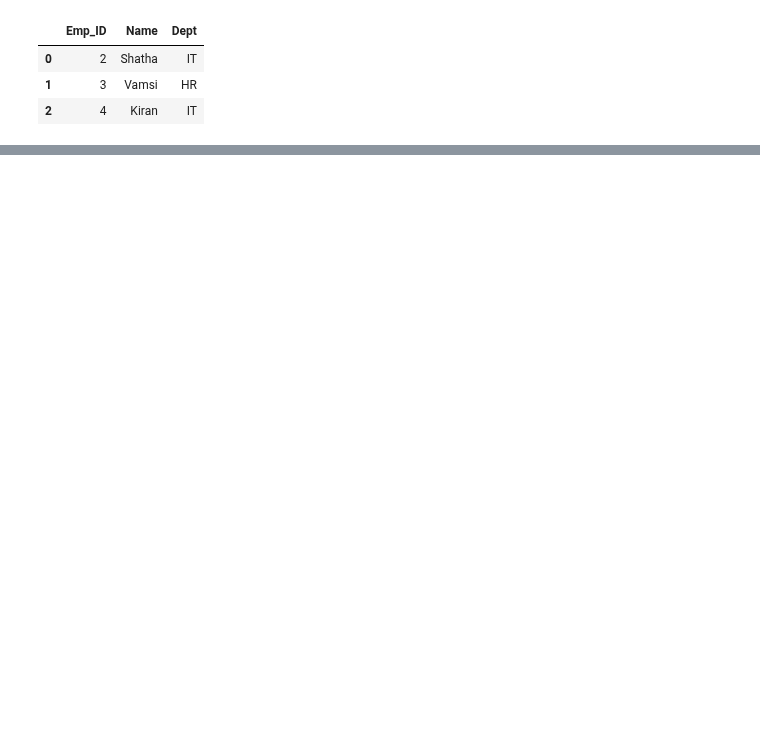
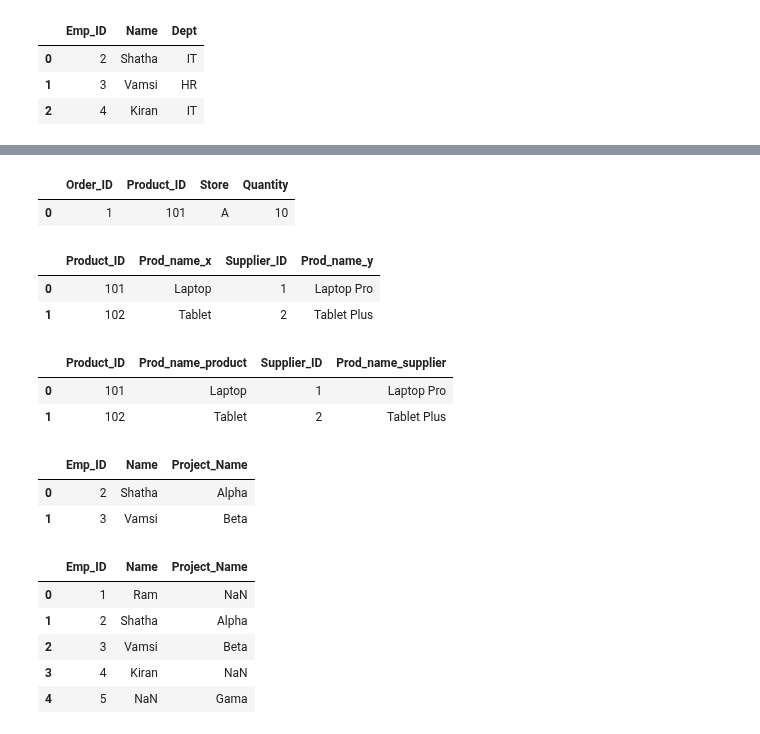
Before and after one commit to ramnagella/Demo, a Jupyter notebook: DA_Day8.ipynb, the cells around one changed output, grey strips where cells are left out. Saved outputs shown, nothing was run; the diff lists cells and outputs as text; code cells hidden in the pictures; blank space fills up the shorter version.

```diff
--- a/DA_Day8.ipynb
+++ b/DA_Day8.ipynb
@@ -24,0 +52,74 @@ pd.merge(Employees,Dept,how='inner',on='Emp_ID')
+# %%
+#merging multiple keys--in Pandas we cant give alias names for the keys like product_ id must be same in botht DF's
+#it is possible in SQL
+orders=pd.DataFrame({
+    'Order_ID':[1,2,3],
+    'Product_ID':[101,102,103],
+    'Store':['A','B','A']
+})
+inventory=pd.DataFrame({
+    'Product_ID':[101,102,103,104],
+    'Store':['A','A','B','A'],
+    'Quantity':[10,5,20,15]
+})
+pd.merge(orders,inventory,how='inner',on=['Product_ID','Store'])
+# %% [output]
+|  | Order_ID | Product_ID | Store | Quantity |
+| 0 | 1 | 101 | A | 10 |
+# %%
+products=pd.DataFrame({
+  'Product_ID':[101,102],
+  'Prod_name':['Laptop','Tablet']
+})
+Supplier=pd.DataFrame({
+    'Supplier_ID':[1,2],
+    'Product_ID':[101,102],
+    'Prod_name':['Laptop Pro','Tablet Plus']
+})
+pd.merge(products,Supplier,on='Product_ID')
+#Prod_name_x and Prod_name_y were automatically created _x is for first DF and _y for second DF
+# %% [output]
+|  | Product_ID | Prod_name_x | Supplier_ID | Prod_name_y |
+| 0 | 101 | Laptop | 1 | Laptop Pro |
+| 1 | 102 | Tablet | 2 | Tablet Plus |
+# %%
+pd.merge(products,Supplier,on='Product_ID',suffixes=('_product','_supplier'))
+# %% [output]
+|  | Product_ID | Prod_name_product | Supplier_ID | Prod_name_supplier |
+| 0 | 101 | Laptop | 1 | Laptop Pro |
+| 1 | 102 | Tablet | 2 | Tablet Plus |
+# %%
+#Advance merging techniques --
+import pandas as pd
+Employees=pd.DataFrame({
+    'Emp_ID':[1,2,3,4],
+    'Name':['Ram','Shatha','Vamsi','Kiran']
+})
+Projects=pd.DataFrame({
+    'Emp_ID':[2,3,5],
+    'Project_Name':['Alpha','Beta','Gama']
+})
+pd.merge(Employees,Projects,on='Emp_ID',how='inner')
+# %% [output]
+|  | Emp_ID | Name | Project_Name |
+| 0 | 2 | Shatha | Alpha |
+| 1 | 3 | Vamsi | Beta |
+# %%
+import pandas as pd
+Employees=pd.DataFrame({
+    'Emp_ID':[1,2,3,4],
+    'Name':['Ram','Shatha','Vamsi','Kiran']
+})
+Projects=pd.DataFrame({
+    'Emp_ID':[2,3,5],
+    'Project_Name':['Alpha','Beta','Gama']
+})
+pd.merge(Employees,Projects,on='Emp_ID',how='outer')
+#Common values will get names and other non-common values will get NaN.Will get entire thing
+# %% [output]
+|  | Emp_ID | Name | Project_Name |
+| 0 | 1 | Ram | NaN |
+| 1 | 2 | Shatha | Alpha |
+| 2 | 3 | Vamsi | Beta |
+| 3 | 4 | Kiran | NaN |
+| 4 | 5 | NaN | Gama |
```
Also changed, not shown: parts of 6 cells of this notebook.
